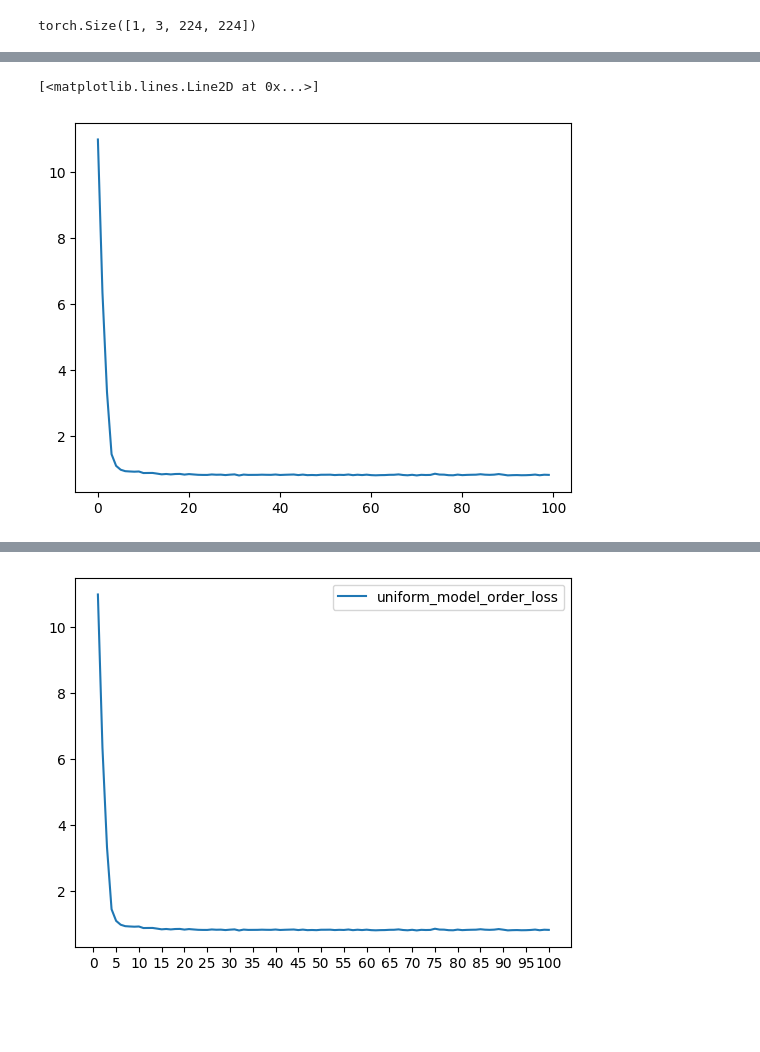
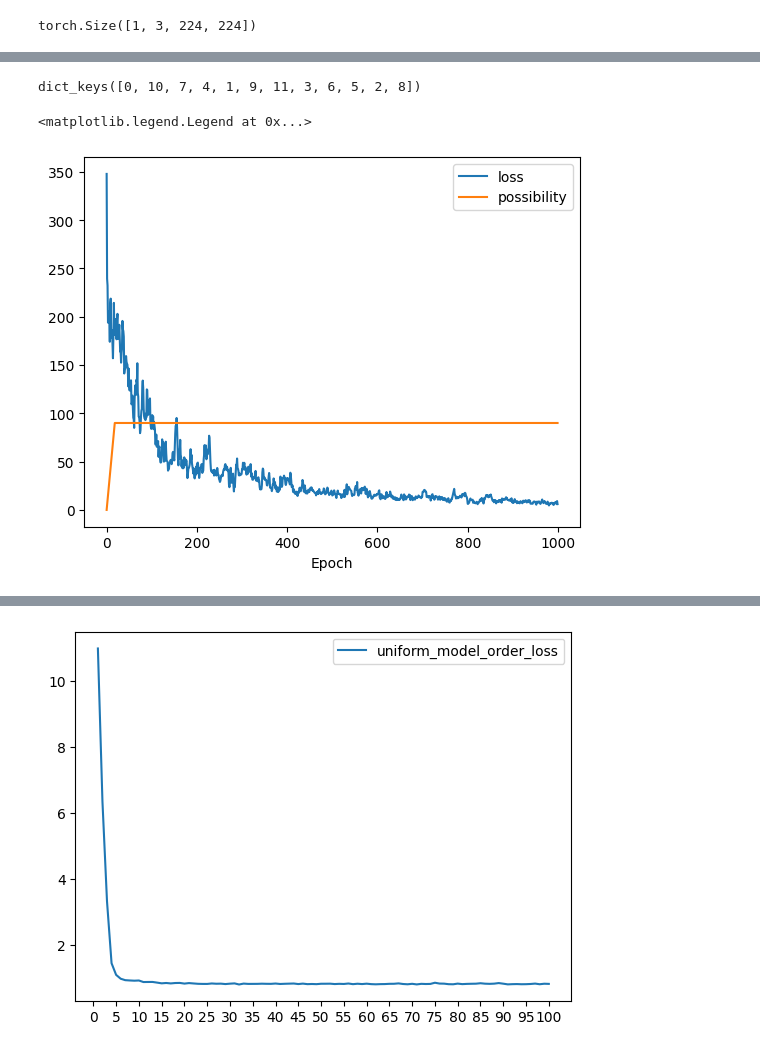
Before and after one commit to wcbup/VOS_boundary_tracking, a Jupyter notebook: train.ipynb, the cells around one changed output, grey strips where cells are left out. Drawn from its saved outputs; the diff is of its cells as text; code cells hidden in the pictures; blank space fills up the shorter version.

```diff
--- a/train.ipynb
+++ b/train.ipynb
@@ -43,4 +44,5 @@ test_set = Balltest()
 batch_size = 1
 data_loader = DataLoader(data_set, batch_size=batch_size, shuffle=True, num_workers=4)
 # %%
-pre_frame, curr_frame, pre_boundary, curr_boundary, idx = next(iter(data_loader))
+pre_frame, curr_frame, pre_boundary, curr_boundary, pre_idx, curr_idx = next(iter(data_loader))
+pre_idx, curr_idx
@@ -131,33 +105,55 @@ torch.cuda.memory_allocated() / 1024 / 1024 / 1024
 # %%
 dict_loss = {}
-num_epochs = 100
-optimizer = optim.AdamW(model.parameters(), lr=1e-4, weight_decay=1e-3)
+pred_dict: dict[int, torch.Tensor] = {}
+possibility = 0
+poss_dict = {}
+
+num_epochs = 1000
+optimizer = optim.AdamW(model.parameters(), lr=1e-5, weight_decay=1e-2)
 gradient_clip = 2
 min_loss = 1e10
-scheduler = optim.lr_scheduler.StepLR(optimizer, step_size=5, gamma=0.5)
+# scheduler = optim.lr_scheduler.StepLR(optimizer, step_size=5, gamma=0.5)
+def lr_lambda(epoch):
+    if epoch < 5:
+        return 1
+    elif epoch < 40:
+        return 0.1
+    else:
+        return 0.01
+# scheduler = optim.lr_scheduler.LambdaLR(optimizer, lr_lambda)
 for e in range(num_epochs):
     model.train()
     mean_loss = 0
-    for pre_frame, curr_frame, pre_boundary, curr_boundary in tqdm(data_loader):
+    poss_dict[e] = possibility
+    # for pre_frame, curr_frame, pre_boundary, curr_boundary, pre_idx, curr_idx in tqdm(data_loader, position=0, leave=True):
+    for pre_frame, curr_frame, pre_boundary, curr_boundary, pre_idx, curr_idx in data_loader:
         pre_frame, curr_frame, pre_boundary, curr_boundary = (
             pre_frame.to("cuda"),
             curr_frame.to("cuda"),
             pre_boundary.to("cuda"),
             curr_boundary.to("cuda"),
         )
+        pre_idx = pre_idx.item()
+        curr_idx = curr_idx.item()
+        if random.uniform(0, 100) < possibility:
+            pre_boundary = pred_dict[pre_idx].to("cuda").detach()
         optimizer.zero_grad()
         output = model(pre_frame, curr_frame, pre_boundary)
         predic_boundary = output + pre_boundary
+        pred_dict[curr_idx] = predic_boundary.int().clamp(0, 223)
         loss = loss_func(predic_boundary, curr_boundary.float())
+        mean_loss += loss.item()
         nn.utils.clip_grad_norm_(model.parameters(), gradient_clip)
         loss.backward()
         optimizer.step()
         if loss.item() < min_loss:
             min_loss = loss.item()
             torch.save(model.state_dict(), f"./models/{model_name}_{loss_name}.pth")
-        mean_loss += loss.item()
     mean_loss /= len(data_loader)
+    # tqdm.write(f"Epoch {e + 1}, Loss: {mean_loss}, Poss: {possibility}", end="")
+    print(f"Epoch {e + 1}, Loss: {mean_loss:.2f}, Poss: {possibility}")
     dict_loss[e] = mean_loss
-    scheduler.step()
-    print(f"Epoch {e + 1}, Loss: {mean_loss}")
+    if possibility < 50:
+        possibility += 5
+    # scheduler.step()
 # %% [output]
@@ -177,10 +177,18 @@ Epoch 12, Loss: 0.8839958472685381
+# %%
+pred_dict.keys()
+# %% [output]
+dict_keys([0, 10, 7, 4, 1, 9, 11, 3, 6, 5, 2, 8])
 # %%
 # save loss
 with open(f"./log/{model_name}_{loss_name}.json", "w") as f:
     json.dump(dict_loss, f)
 # %%
 # plot the loss
-plt.plot(list(dict_loss.keys()), list(dict_loss.values()))
+plt.plot(list(dict_loss.keys()), list(dict_loss.values()), label="loss")
+plt.plot(list(poss_dict.keys()), list(poss_dict.values()), label="possibility")
+plt.xlabel("Epoch")
+# plt.ylabel("Loss")
+plt.legend()
 # %% [output]
-[<matplotlib.lines.Line2D at 0x...>]
+<matplotlib.legend.Legend at 0x...>
-[figure, old version]
+[figure, new version]
```
Also changed, not shown: parts of 12 cells of this notebook, 2 other files.
